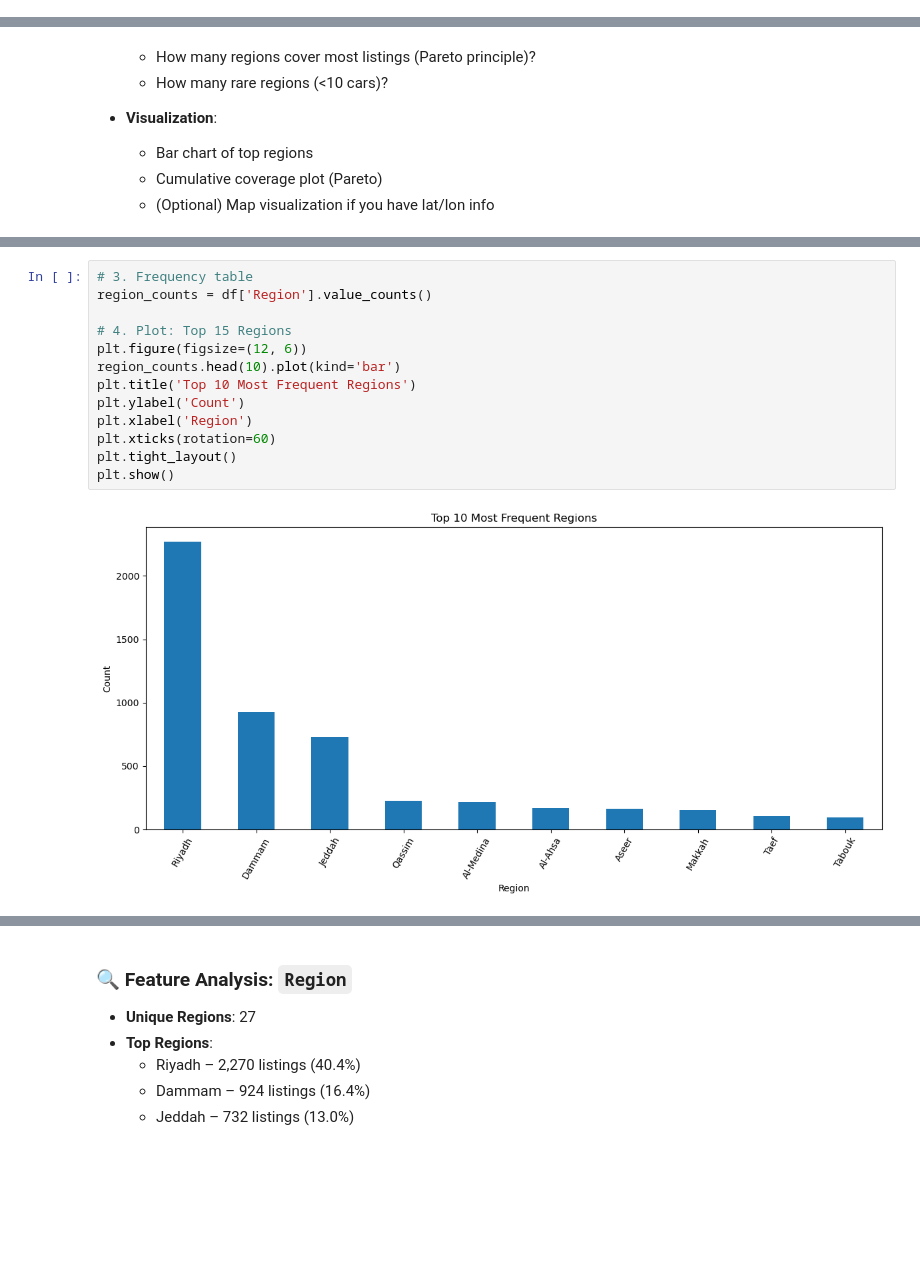
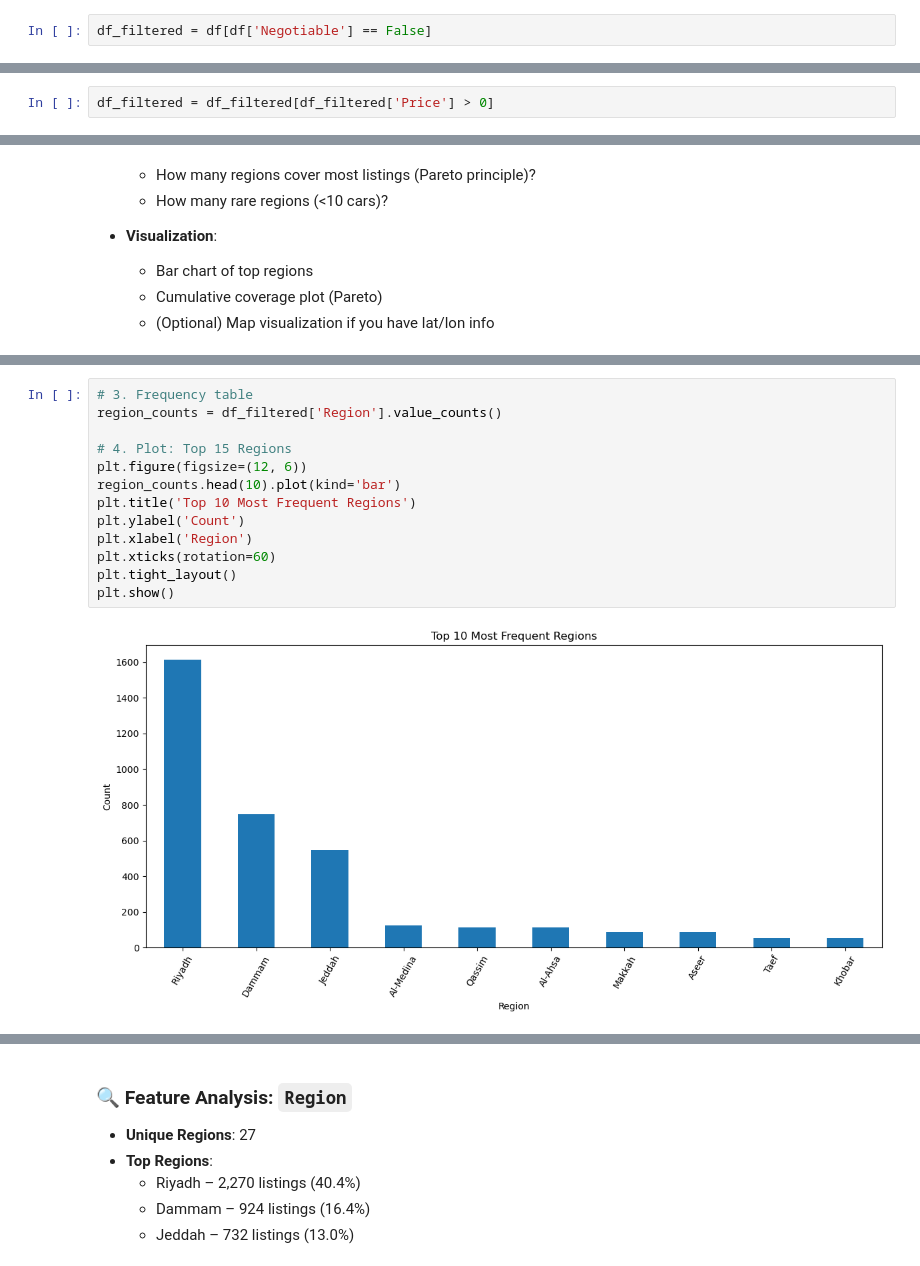
Before and after one commit to RioPramana21/Ctrl-Price-Taking-Control-of-Used-Car-Valuations-with-ML, a Jupyter notebook: code_files/project_code.ipynb, the cells around one changed output, grey strips where cells are left out. Saved outputs shown, nothing was run; the diff lists cells and outputs as text; blank space fills up the shorter version.

```diff
--- a/code_files/project_code.ipynb
+++ b/code_files/project_code.ipynb
@@ -218,0 +256,2 @@ df.shape[0]
+# %%
+df_filtered = df[df['Negotiable'] == False]
@@ -218,0 +267,2 @@ df.shape[0]
+# %%
+df_filtered = df_filtered[df_filtered['Price'] > 0]
@@ -497,19 +612,19 @@ Possible near-duplicate or inconsistent Region names:
 Series([], dtype: object)
 # %%
 # 3. Frequency table
-region_counts = df['Region'].value_counts()
+region_counts = df_filtered['Region'].value_counts()
 
 # 4. Plot: Top 15 Regions
 plt.figure(figsize=(12, 6))
 region_counts.head(10).plot(kind='bar')
 plt.title('Top 10 Most Frequent Regions')
 plt.ylabel('Count')
 plt.xlabel('Region')
 plt.xticks(rotation=60)
 plt.tight_layout()
 plt.show()
 # %% [output]
-[figure, old version]
+[figure, new version]
 # %%
 # 5. Cumulative coverage (Pareto)
 region_cumsum = region_counts.cumsum() / region_counts.sum()
```
Also changed, not shown: parts of 42 cells of this notebook.
